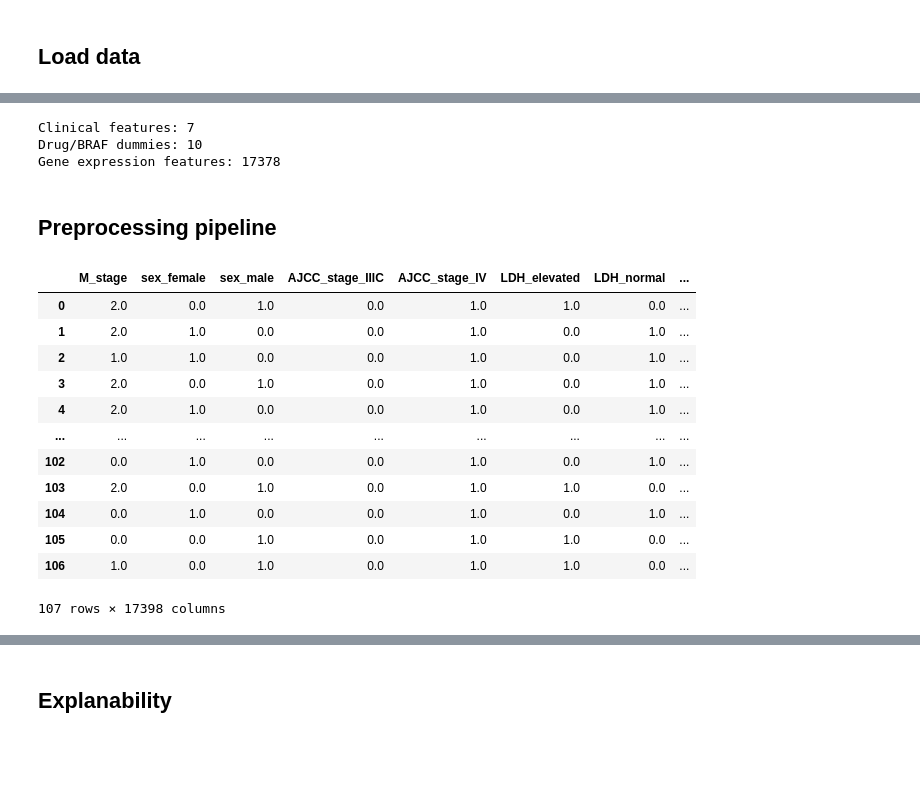
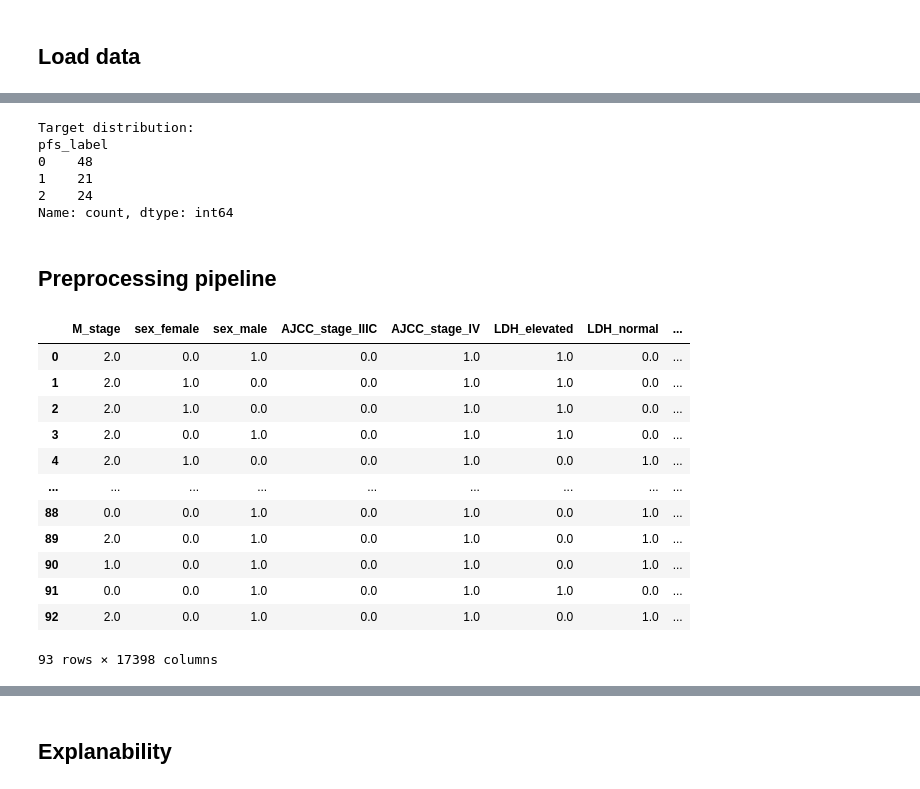
Before and after one commit to dinhhb/modeling_gene_expression, a Jupyter notebook: pipeline/4_generalized_pipe.ipynb, the cells around one changed output, grey strips where cells are left out. Saved outputs shown, nothing was run; the diff lists cells and outputs as text; code cells hidden in the pictures; blank space fills up the shorter version.

```diff
--- a/pipeline/4_generalized_pipe.ipynb
+++ b/pipeline/4_generalized_pipe.ipynb
@@ -56,0 +38,6 @@ Test: x shape (27, 51486)
+# %%
+# Load clinical_gex_train
+clinical_gex_train = pd.read_csv(f"../dataset/created/clinical_gex_train.csv", low_memory=False)
+
+print(clinical_gex_train.shape)
+clinical_gex_train.head()
@@ -101,74 +110,60 @@ Test: x shape (27, 17395)
-# %%
-# Clinical columns that need preprocessing
-clinical_ordinal_col = ['M_stage']
-clinical_categorical_cols = [
-    'sex', 'AJCC_stage', 'LDH',
-    'immunotherapy_treatment', 'pre_MAPKi_treatment'
-]
-clinical_numeric_col = ['age']
-
-drug_braf_cols = [
-    'cobimetinib', 'trametinib', 'dabrafenib', 'vemurafenib',
-    'C195W', 'K601I', 'MND', 'V600E', 'V600K', 'V600R'
-]
-
-# Gene expression columns (everything else)
-all_non_gex = (
-    clinical_ordinal_col + clinical_categorical_cols +
-    clinical_numeric_col + drug_braf_cols
-)
-gex_cols = [c for c in X_train.columns if c not in all_non_gex]
-
-print(f"\nClinical features: {len(clinical_ordinal_col) + len(clinical_categorical_cols) + len(clinical_numeric_col)}")
-print(f"Drug/BRAF dummies: {len(drug_braf_cols)}")
-print(f"Gene expression features: {len(gex_cols)}")
-# %% [output]
-Clinical features: 7
-Drug/BRAF dummies: 10
-Gene expression features: 17378
+# %%
+print(f"\nTarget distribution:\n{y_train.value_counts().sort_index()}")
+# %% [output]
+Target distribution:
+pfs_label
+0    48
+1    21
+2    24
+Name: count, dtype: int64
 # %% [markdown]
 ## Preprocessing pipeline
 # %%
 from sklearn.linear_model import LogisticRegression
 from sklearn.preprocessing import StandardScaler
+
+if INCLUDE_GEX == True:
+    remainder='passthrough'
+else:
+    remainder='drop'
 
 clinical_preprocessor = ColumnTransformer(
     transformers=[
         ('m_stage', Pipeline([
             ('imputer', SimpleImputer(strategy='most_frequent')),
             ('encoder', OrdinalEncoder(
                 categories=[['M1A', 'M1B', 'M1C']],
                 handle_unknown='use_encoded_value',
                 unknown_value=np.nan
             )),
         ]), clinical_ordinal_col),
 
         ('categorical', Pipeline([
             ('imputer', SimpleImputer(strategy='most_frequent')),
             ('ohe', OneHotEncoder(sparse_output=False, handle_unknown='ignore')),
         ]), clinical_categorical_cols),
 
         ('age', SimpleImputer(strategy='median'), clinical_numeric_col),
         ('drug_braf', 'passthrough', drug_braf_cols)
     ],
-    remainder='passthrough' # gene expressions
+    remainder=remainder # gene expressions
 )
 
-x_processed = clinical_preprocessor.fit_transform(X_train)
-x_processed = pd.DataFrame(x_processed, columns=clinical_preprocessor.get_feature_names_out())
-x_processed.columns = x_processed.columns.str.split('__').str[-1]
-x_processed
+x_train = clinical_preprocessor.fit_transform(x_train)
+x_train = pd.DataFrame(x_train, columns=clinical_preprocessor.get_feature_names_out())
+x_train.columns = x_train.columns.str.split('__').str[-1]
+x_train
 # %% [output]
 |  | M_stage | sex_female | sex_male | AJCC_stage_IIIC | AJCC_stage_IV | LDH_elevated | LDH_normal | ... |
 | 0 | 2.0 | 0.0 | 1.0 | 0.0 | 1.0 | 1.0 | 0.0 | ... |
-| 1 | 2.0 | 1.0 | 0.0 | 0.0 | 1.0 | 0.0 | 1.0 | ... |
-| 2 | 1.0 | 1.0 | 0.0 | 0.0 | 1.0 | 0.0 | 1.0 | ... |
-| 3 | 2.0 | 0.0 | 1.0 | 0.0 | 1.0 | 0.0 | 1.0 | ... |
+| 1 | 2.0 | 1.0 | 0.0 | 0.0 | 1.0 | 1.0 | 0.0 | ... |
+| 2 | 2.0 | 1.0 | 0.0 | 0.0 | 1.0 | 1.0 | 0.0 | ... |
+| 3 | 2.0 | 0.0 | 1.0 | 0.0 | 1.0 | 1.0 | 0.0 | ... |
 | 4 | 2.0 | 1.0 | 0.0 | 0.0 | 1.0 | 0.0 | 1.0 | ... |
 | ... | ... | ... | ... | ... | ... | ... | ... | ... |
-| 102 | 0.0 | 1.0 | 0.0 | 0.0 | 1.0 | 0.0 | 1.0 | ... |
-| 103 | 2.0 | 0.0 | 1.0 | 0.0 | 1.0 | 1.0 | 0.0 | ... |
-| 104 | 0.0 | 1.0 | 0.0 | 0.0 | 1.0 | 0.0 | 1.0 | ... |
-| 105 | 0.0 | 0.0 | 1.0 | 0.0 | 1.0 | 1.0 | 0.0 | ... |
-| 106 | 1.0 | 0.0 | 1.0 | 0.0 | 1.0 | 1.0 | 0.0 | ... |
+| 88 | 0.0 | 0.0 | 1.0 | 0.0 | 1.0 | 0.0 | 1.0 | ... |
+| 89 | 2.0 | 0.0 | 1.0 | 0.0 | 1.0 | 0.0 | 1.0 | ... |
+| 90 | 1.0 | 0.0 | 1.0 | 0.0 | 1.0 | 0.0 | 1.0 | ... |
+| 91 | 0.0 | 0.0 | 1.0 | 0.0 | 1.0 | 1.0 | 0.0 | ... |
+| 92 | 2.0 | 0.0 | 1.0 | 0.0 | 1.0 | 0.0 | 1.0 | ... |
-107 rows × 17398 columns
+93 rows × 17398 columns
```
Also changed, not shown: parts of 27 cells of this notebook, 6 other files.
